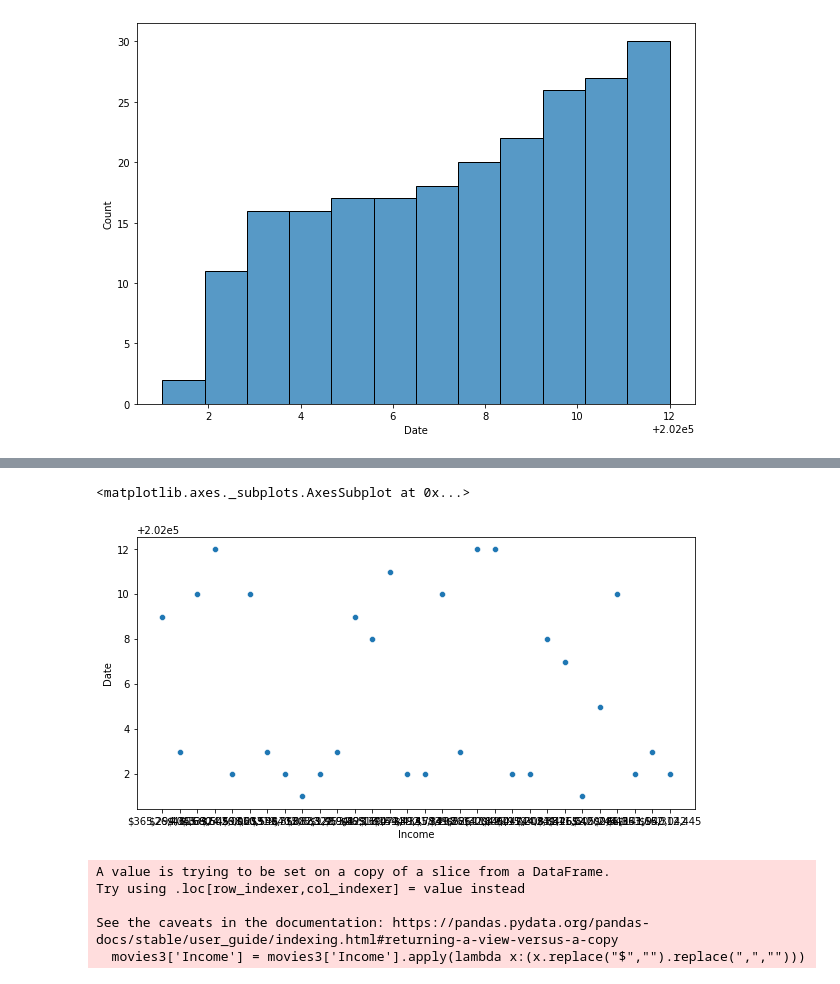
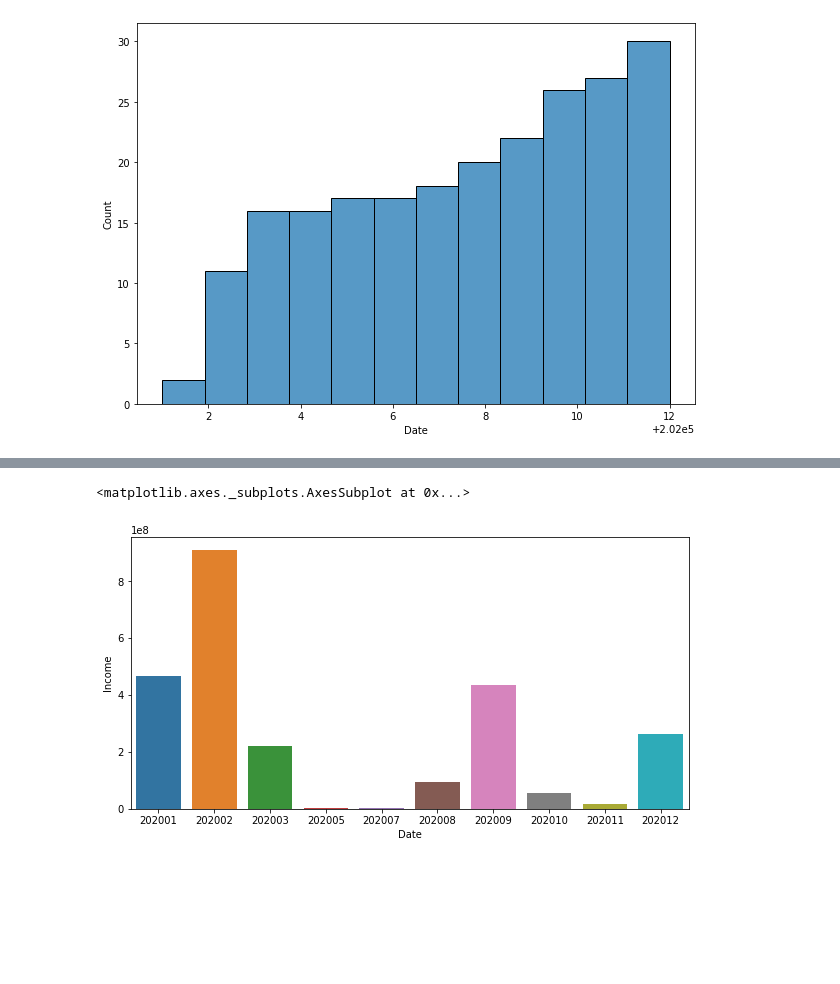
Before and after one commit to gabrielcgo/PROJETOBLUESUB, a Jupyter notebook: notebooks/playground/COVID_correlacao_Filmes2.ipynb, the cells around one changed output, grey strips where cells are left out. Saved outputs shown, nothing was run; the diff lists cells and outputs as text; code cells hidden in the pictures; blank space fills up the shorter version.

```diff
--- a/notebooks/playground/COVID_correlacao_Filmes2.ipynb
+++ b/notebooks/playground/COVID_correlacao_Filmes2.ipynb
@@ -105,3 +149,7 @@ sns.histplot(x = 'Date', data = movies3, stat = 'count', bins = 12, cumulative =
 # %% [output]
 <matplotlib.axes._subplots.AxesSubplot at 0x...>
 [figure]
+# %%
+movies4 = movies3.groupby(['Date']).sum().reset_index(drop=False)
+
+movies4.head(12)
@@ -108,14 +182,6 @@ sns.histplot(x = 'Date', data = movies3, stat = 'count', bins = 12, cumulative =
 # %%
 plt.figure(figsize=(10,5))
-sns.scatterplot(x = 'Income', y= 'Date', data = movies3)
+sns.barplot(y = 'Income', x = 'Date', data = movies4)
 # %% [output]
 <matplotlib.axes._subplots.AxesSubplot at 0x...>
-[figure, old version]
+[figure, new version]
-# %%
-movies3['Income'] = movies3['Income'].apply(lambda x:(x.replace("$","").replace(",","")))
-# %% [output]
-A value is trying to be set on a copy of a slice from a DataFrame.
-Try using .loc[row_indexer,col_indexer] = value instead
-
-See the caveats in the documentation: https://pandas.pydata.org/pandas-docs/stable/user_guide/indexing.html#returning-a-view-versus-a-copy
-  movies3['Income'] = movies3['Income'].apply(lambda x:(x.replace("$","").replace(",","")))
```
Also changed, not shown: parts of 6 cells of this notebook.
